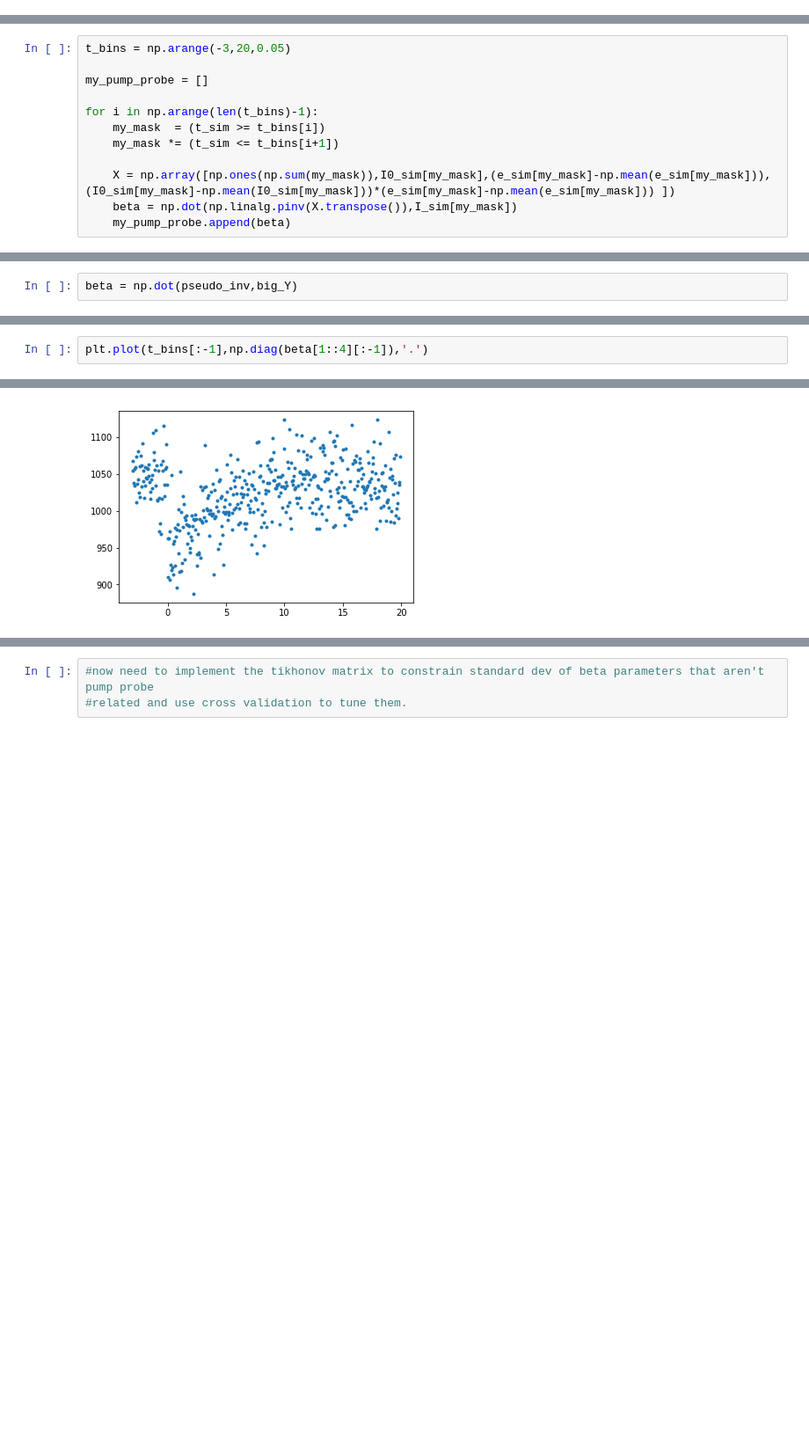
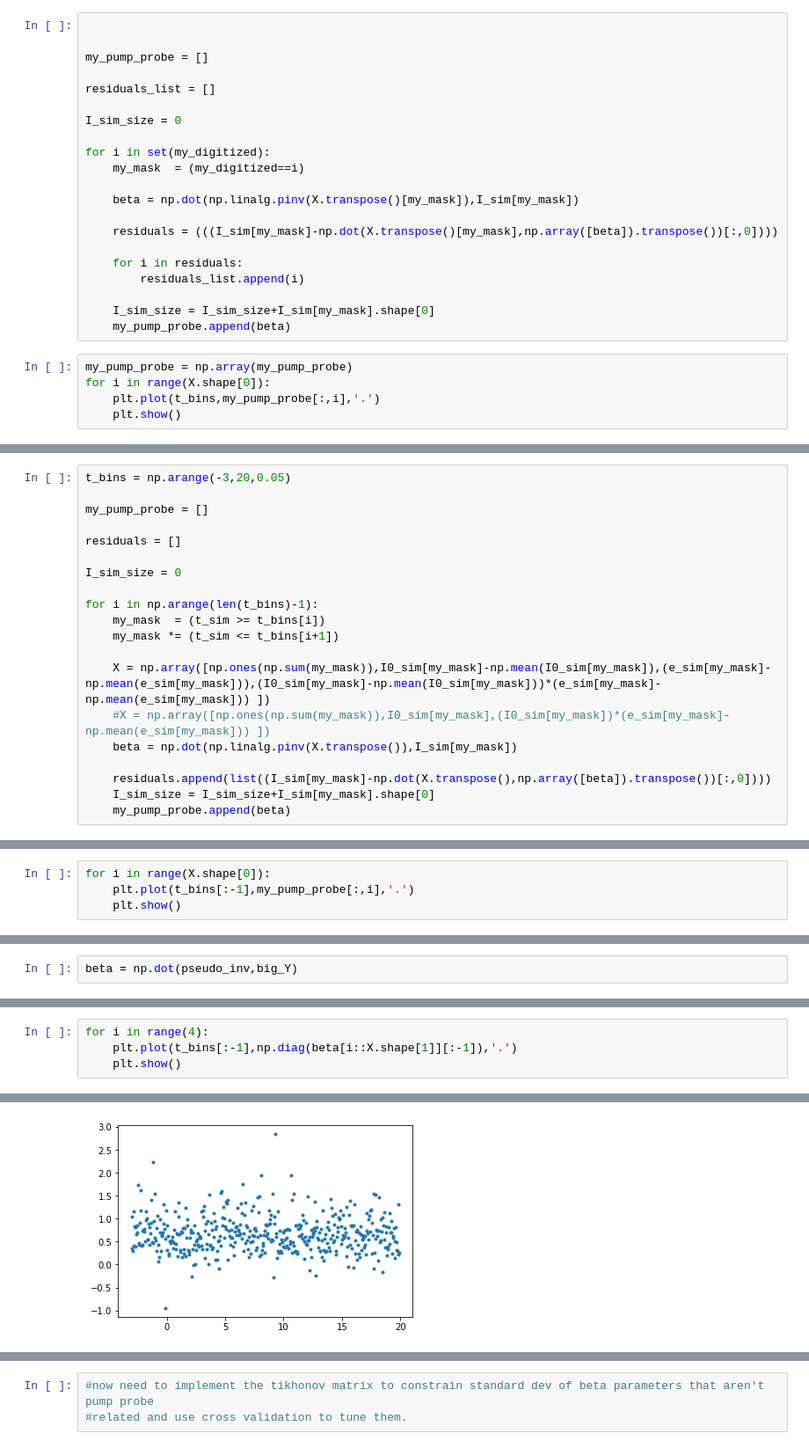
Before and after one commit to sioan/softXRayDataAndControls, a Jupyter notebook: experimentSpecificFiles/sxri0414/pump_probe_sim.ipynb, the cells around one changed output, grey strips where cells are left out. Shown at 88% size. Drawn from its saved outputs; the diff is of its cells as text; blank space fills up the shorter version.

```diff
--- a/experimentSpecificFiles/sxri0414/pump_probe_sim.ipynb
+++ b/experimentSpecificFiles/sxri0414/pump_probe_sim.ipynb
@@ -44,0 +130,26 @@ plt.show()
+# %%
+
+
+my_pump_probe = []
+
+residuals_list = []
+
+I_sim_size = 0
+
+for i in set(my_digitized):
+    my_mask  = (my_digitized==i)
+
+    beta = np.dot(np.linalg.pinv(X.transpose()[my_mask]),I_sim[my_mask])
+
+    residuals = (((I_sim[my_mask]-np.dot(X.transpose()[my_mask],np.array([beta]).transpose())[:,0])))
+
+    for i in residuals:
+        residuals_list.append(i)
+
+    I_sim_size = I_sim_size+I_sim[my_mask].shape[0]
+    my_pump_probe.append(beta)
+# %%
+my_pump_probe = np.array(my_pump_probe)
+for i in range(X.shape[0]):
+    plt.plot(t_bins,my_pump_probe[:,i],'.')
+    plt.show()
@@ -49,12 +164,20 @@ t_bins = np.arange(-3,20,0.05)
 
 my_pump_probe = []
 
+residuals = []
+
+I_sim_size = 0
+
 for i in np.arange(len(t_bins)-1):
     my_mask  = (t_sim >= t_bins[i])
     my_mask *= (t_sim <= t_bins[i+1])
 
-    X = np.array([np.ones(np.sum(my_mask)),I0_sim[my_mask],(e_sim[my_mask]-np.mean(e_sim[my_mask])),(I0_sim[my_mask]-np.mean(I0_sim[my_mask]))*(e_sim[my_mask]-np.mean(e_sim[my_mask])) ])
+    X = np.array([np.ones(np.sum(my_mask)),I0_sim[my_mask]-np.mean(I0_sim[my_mask]),(e_sim[my_mask]-np.mean(e_sim[my_mask])),(I0_sim[my_mask]-np.mean(I0_sim[my_mask]))*(e_sim[my_mask]-np.mean(e_sim[my_mask])) ])
+    #X = np.array([np.ones(np.sum(my_mask)),I0_sim[my_mask],(I0_sim[my_mask])*(e_sim[my_mask]-np.mean(e_sim[my_mask])) ])
     beta = np.dot(np.linalg.pinv(X.transpose()),I_sim[my_mask])
+
+    residuals.append(list((I_sim[my_mask]-np.dot(X.transpose(),np.array([beta]).transpose())[:,0])))
+    I_sim_size = I_sim_size+I_sim[my_mask].shape[0]
     my_pump_probe.append(beta)
 # %%
 my_pump_probe = np.array(my_pump_probe)
@@ -70,0 +184,4 @@ plt.plot(t_bins[:-1],my_pump_probe[:,3])
+# %%
+for i in range(X.shape[0]):
+    plt.plot(t_bins[:-1],my_pump_probe[:,i],'.')
+    plt.show()
@@ -141,3 +241,5 @@ beta = np.dot(pseudo_inv,big_Y)
 # %%
-plt.plot(t_bins[:-1],np.diag(beta[1::4][:-1]),'.')
+for i in range(4):
+    plt.plot(t_bins[:-1],np.diag(beta[i::X.shape[1]][:-1]),'.')
+    plt.show()
 # %% [output]
@@ -145 +246 @@ plt.plot(t_bins[:-1],np.diag(beta[1::4][:-1]),'.')
-[figure, old version]
+[figure, new version]
```
Also changed, not shown: parts of 35 cells of this notebook.
